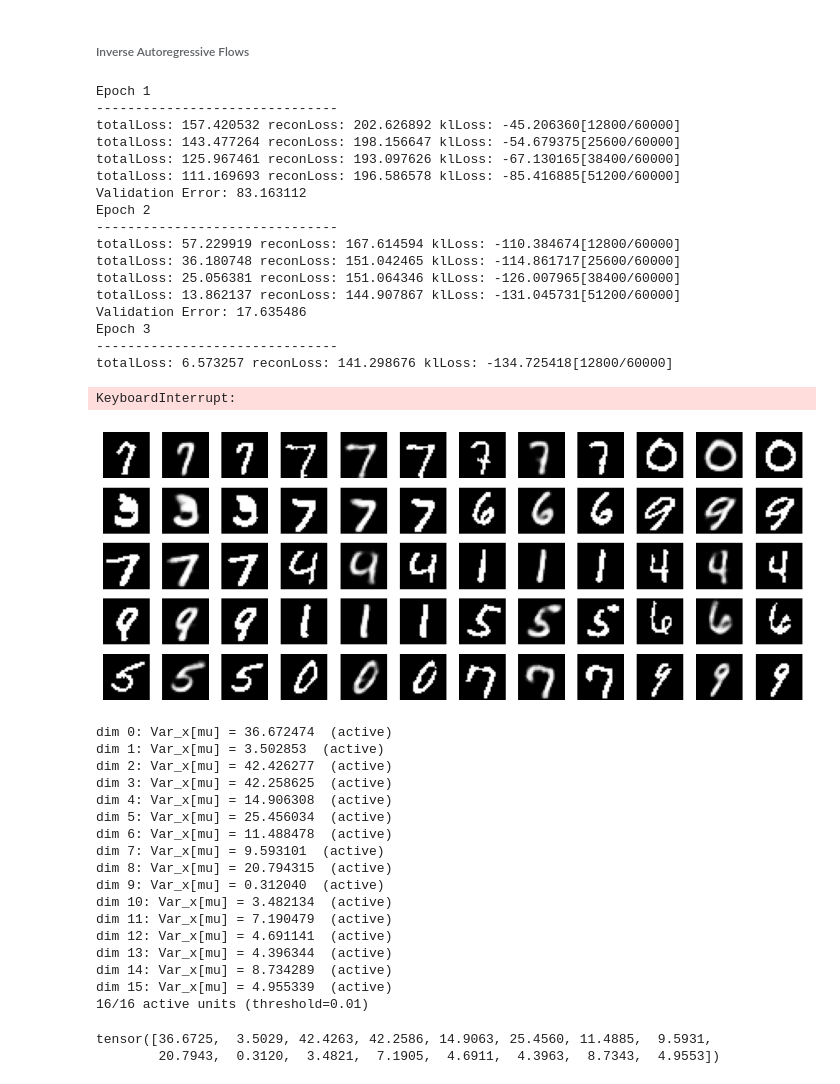
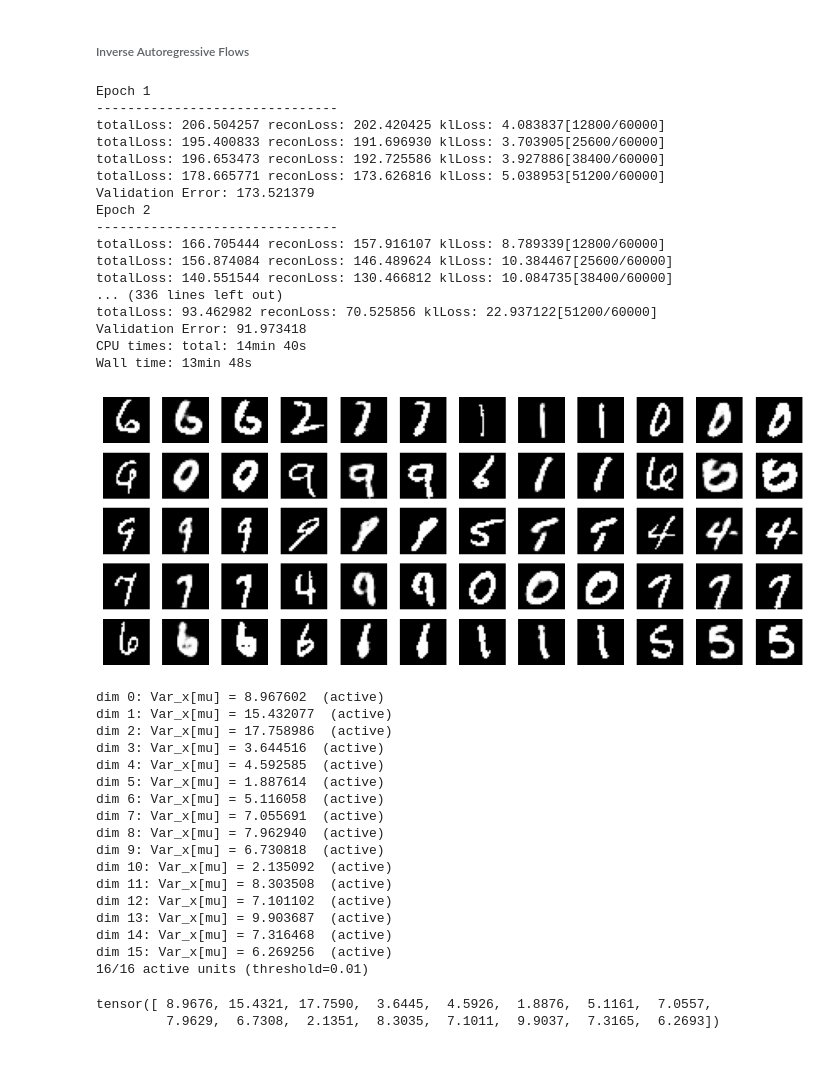
Before and after one commit to raghavsubbarao/svipy, a Jupyter notebook: notebooks/3_normflow.ipynb, the cells around one changed output. Drawn from its saved outputs; the diff is of its cells as text; code cells hidden in the pictures.

```diff
--- a/notebooks/3_normflow.ipynb
+++ b/notebooks/3_normflow.ipynb
@@ -201,9 +201,13 @@ nRows = 5
 figure = plt.figure(figsize=(13, 5))
 model_vae_maf.eval()
 
+idxs = []
+
 with torch.no_grad():
     for i in range(4 * nRows):
         sidx = torch.randint(len(trainData), size=(1,)).item()
+        idxs.append(sidx)
+
         img, label = trainData[sidx]
         figure.add_subplot(nRows, nCols, 3 * i + 1)
         plt.axis("off")
@@ -268,9 +272,9 @@ decoder = nn.Sequential(nn.Linear(hid_dims, 64),
 decoder = sumBceDecoder(decoder)
 
 
-posterior = normFlowPosterior(normFlowSequential(OrderedDict([('iaf1', inverseAutoRegressiveFlow([16, 16, 16])),
-                                                              ('iaf2', inverseAutoRegressiveFlow([16, 16, 16])),
-                                                              ('iaf3', inverseAutoRegressiveFlow([16, 16, 16]))
+posterior = normFlowPosterior(normFlowSequential(OrderedDict([('iaf1', inverseAutoRegressiveFlow([16, 256, 256])),
+                                                              ('iaf2', inverseAutoRegressiveFlow([16, 256, 256])),
+                                                              ('iaf3', inverseAutoRegressiveFlow([16, 256, 256]))
                                                              ])), hid_dims)
 
 model_vae_iaf = variationalAutoencoder(encoder, decoder, posterior=posterior).to(device)
@@ -294,69 +298,68 @@ model_vae_iaf.trainLoop(trainLoader, optimizer, epochs,
 # %% [output]
 Epoch 1
 -------------------------------
-totalLoss: 157.420532 reconLoss: 202.626892 klLoss: -45.206360[12800/60000]
-totalLoss: 143.477264 reconLoss: 198.156647 klLoss: -54.679375[25600/60000]
-totalLoss: 125.967461 reconLoss: 193.097626 klLoss: -67.130165[38400/60000]
-totalLoss: 111.169693 reconLoss: 196.586578 klLoss: -85.416885[51200/60000]
-Validation Error: 83.163112
+totalLoss: 206.504257 reconLoss: 202.420425 klLoss: 4.083837[12800/60000]
+totalLoss: 195.400833 reconLoss: 191.696930 klLoss: 3.703905[25600/60000]
+totalLoss: 196.653473 reconLoss: 192.725586 klLoss: 3.927886[38400/60000]
+totalLoss: 178.665771 reconLoss: 173.626816 klLoss: 5.038953[51200/60000]
+Validation Error: 173.521379
 Epoch 2
 -------------------------------
-totalLoss: 57.229919 reconLoss: 167.614594 klLoss: -110.384674[12800/60000]
-totalLoss: 36.180748 reconLoss: 151.042465 klLoss: -114.861717[25600/60000]
-totalLoss: 25.056381 reconLoss: 151.064346 klLoss: -126.007965[38400/60000]
-totalLoss: 13.862137 reconLoss: 144.907867 klLoss: -131.045731[51200/60000]
-Validation Error: 17.635486
-Epoch 3
--------------------------------
-totalLoss: 6.573257 reconLoss: 141.298676 klLoss: -134.725418[12800/60000]
+totalLoss: 166.705444 reconLoss: 157.916107 klLoss: 8.789339[12800/60000]
+totalLoss: 156.874084 reconLoss: 146.489624 klLoss: 10.384467[25600/60000]
+totalLoss: 140.551544 reconLoss: 130.466812 klLoss: 10.084735[38400/60000]
+... (336 lines left out)
+totalLoss: 93.462982 reconLoss: 70.525856 klLoss: 22.937122[51200/60000]
+Validation Error: 91.973418
+CPU times: total: 14min 40s
+Wall time: 13min 48s
-KeyboardInterrupt:
 # %%
 nCols = 12
 nRows = 5
 
 figure = plt.figure(figsize=(13, 5))
 model_vae_iaf.eval()
 
 with torch.no_grad():
     for i in range(4 * nRows):
-        sidx = torch.randint(len(trainData), size=(1,)).item()
+        sidx = idxs[i] # torch.randint(len(trainData), size=(1,)).item()
         img, label = trainData[sidx]
         figure.add_subplot(nRows, nCols, 3 * i + 1)
         plt.axis("off")
         plt.imshow(img.squeeze(), cmap='gray')
 
         img = model_vae_iaf.decode(model_vae_iaf.encode(trainImageData[sidx].unsqueeze(0).to(device))[0])
         img = img.cpu().detach()
         figure.add_subplot(nRows, nCols, 3 * i + 2)
         plt.axis("off")
         plt.imshow(img.numpy().squeeze(), cmap='gray')
 
         figure.add_subplot(nRows, nCols, 3 * i + 3)
         plt.axis("off")
         plt.imshow(torch.where(img > 0.5, 1.0, 0.0).numpy().squeeze(), cmap='gray')
 
 plt.show()
 # %% [output]
-[figure, old version]
+[figure, new version]
 # %%
 activeUnits(model_vae_iaf, trainImageData)
 # %% [output]
-dim 0: Var_x[mu] = 36.672474  (active)
-dim 1: Var_x[mu] = 3.502853  (active)
-dim 2: Var_x[mu] = 42.426277  (active)
-dim 3: Var_x[mu] = 42.258625  (active)
-dim 4: Var_x[mu] = 14.906308  (active)
-dim 5: Var_x[mu] = 25.456034  (active)
-dim 6: Var_x[mu] = 11.488478  (active)
-dim 7: Var_x[mu] = 9.593101  (active)
-dim 8: Var_x[mu] = 20.794315  (active)
-dim 9: Var_x[mu] = 0.312040  (active)
-dim 10: Var_x[mu] = 3.482134  (active)
-dim 11: Var_x[mu] = 7.190479  (active)
-dim 12: Var_x[mu] = 4.691141  (active)
-dim 13: Var_x[mu] = 4.396344  (active)
-dim 14: Var_x[mu] = 8.734289  (active)
-dim 15: Var_x[mu] = 4.955339  (active)
+dim 0: Var_x[mu] = 8.967602  (active)
+dim 1: Var_x[mu] = 15.432077  (active)
+dim 2: Var_x[mu] = 17.758986  (active)
+dim 3: Var_x[mu] = 3.644516  (active)
+dim 4: Var_x[mu] = 4.592585  (active)
+dim 5: Var_x[mu] = 1.887614  (active)
+dim 6: Var_x[mu] = 5.116058  (active)
+dim 7: Var_x[mu] = 7.055691  (active)
+dim 8: Var_x[mu] = 7.962940  (active)
+dim 9: Var_x[mu] = 6.730818  (active)
+dim 10: Var_x[mu] = 2.135092  (active)
+dim 11: Var_x[mu] = 8.303508  (active)
+dim 12: Var_x[mu] = 7.101102  (active)
+dim 13: Var_x[mu] = 9.903687  (active)
+dim 14: Var_x[mu] = 7.316468  (active)
+dim 15: Var_x[mu] = 6.269256  (active)
 16/16 active units (threshold=0.01)
-tensor([36.6725,  3.5029, 42.4263, 42.2586, 14.9063, 25.4560, 11.4885,  9.5931,
-        20.7943,  0.3120,  3.4821,  7.1905,  4.6911,  4.3963,  8.7343,  4.9553])
+tensor([ 8.9676, 15.4321, 17.7590,  3.6445,  4.5926,  1.8876,  5.1161,  7.0557,
+         7.9629,  6.7308,  2.1351,  8.3035,  7.1011,  9.9037,  7.3165,  6.2693])
```
Also changed, not shown: parts of 4 cells of this notebook.
